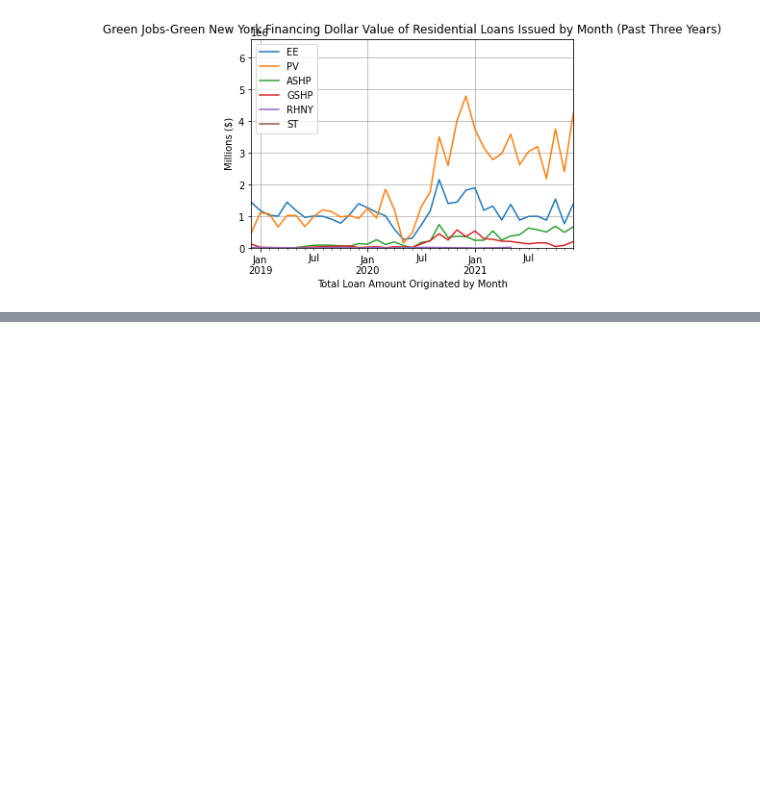
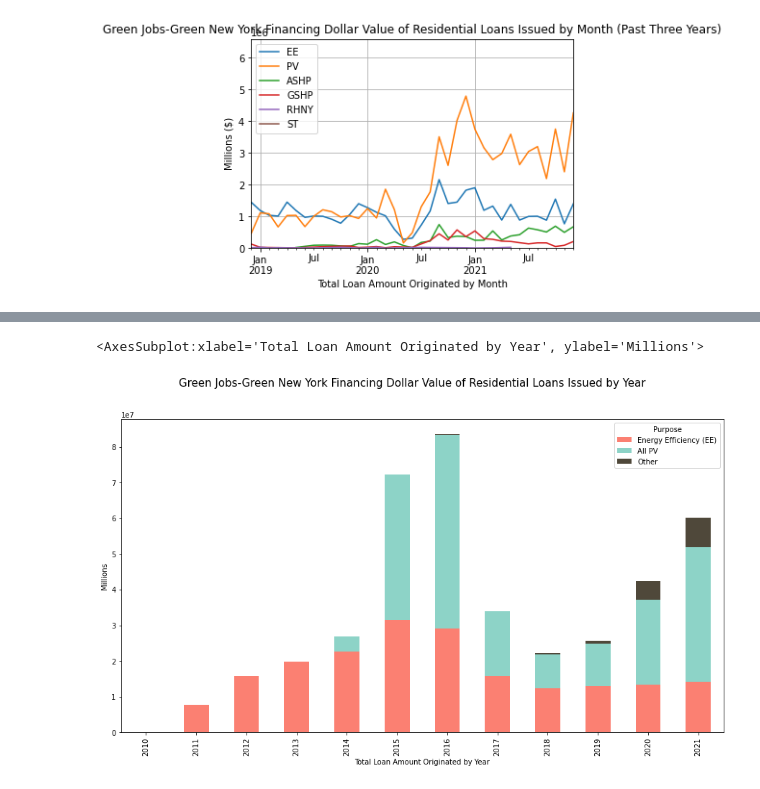
Before and after one commit to jlixander/GJGNY_Analysis, a Jupyter notebook: GJGNY_Analysis.ipynb, the cells around one changed output, grey strips where cells are left out. Drawn from its saved outputs; the diff is of its cells as text; code cells hidden in the pictures; blank space fills up the shorter version.

```diff
--- a/GJGNY_Analysis.ipynb
+++ b/GJGNY_Analysis.ipynb
@@ -255,0 +214,25 @@ all_tot
+# %%
+#Create subplot
+fig, ax1= plt.subplots()
+
+#add title
+fig.suptitle("Green Jobs-Green New York Financing Dollar Value of Residential Loans Issued by Year", fontsize=15)
+
+
+#Choose colors for purpose
+
+colors ={'Energy Efficiency (EE)':'#fb8072',
+        'All PV':'#8dd3c7',
+        'Other':'#4f483a'}
+
+#plot
+df_piv.plot(ax=ax1,
+            kind='bar',
+            stacked=True,
+            figsize=(15,8),
+            color=colors,
+            ylabel= "Millions",
+            xlabel="Total Loan Amount Originated by Year")
+# %% [output]
+<AxesSubplot:xlabel='Total Loan Amount Originated by Year', ylabel='Millions'>
+[figure, added]
```
Also changed, not shown: parts of 8 cells of this notebook.
